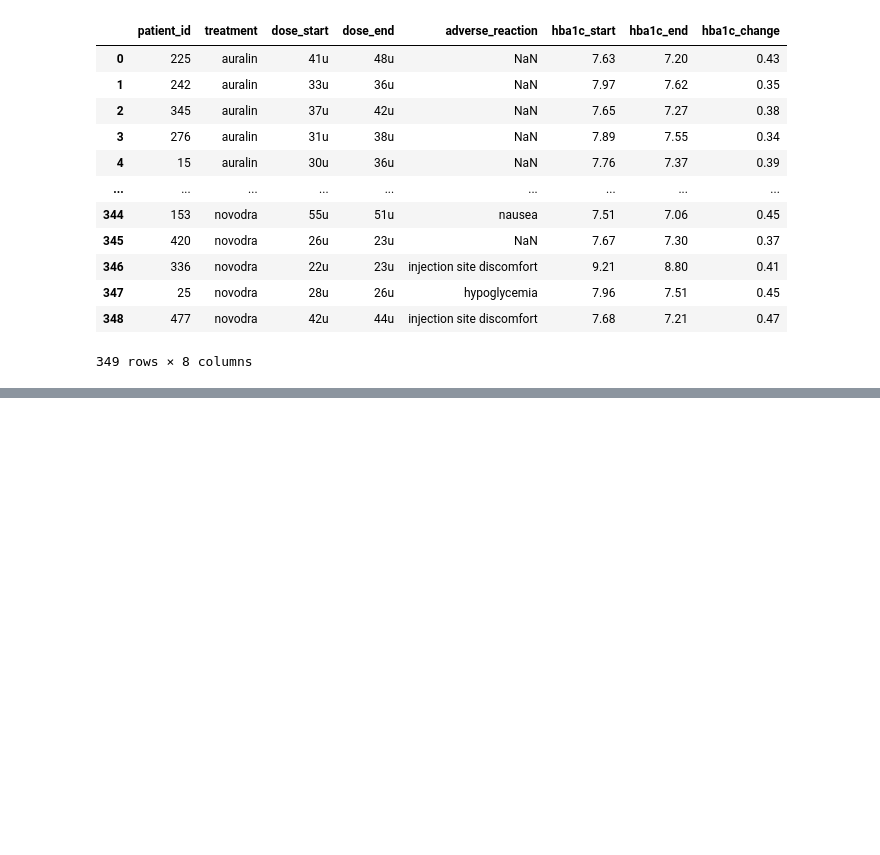
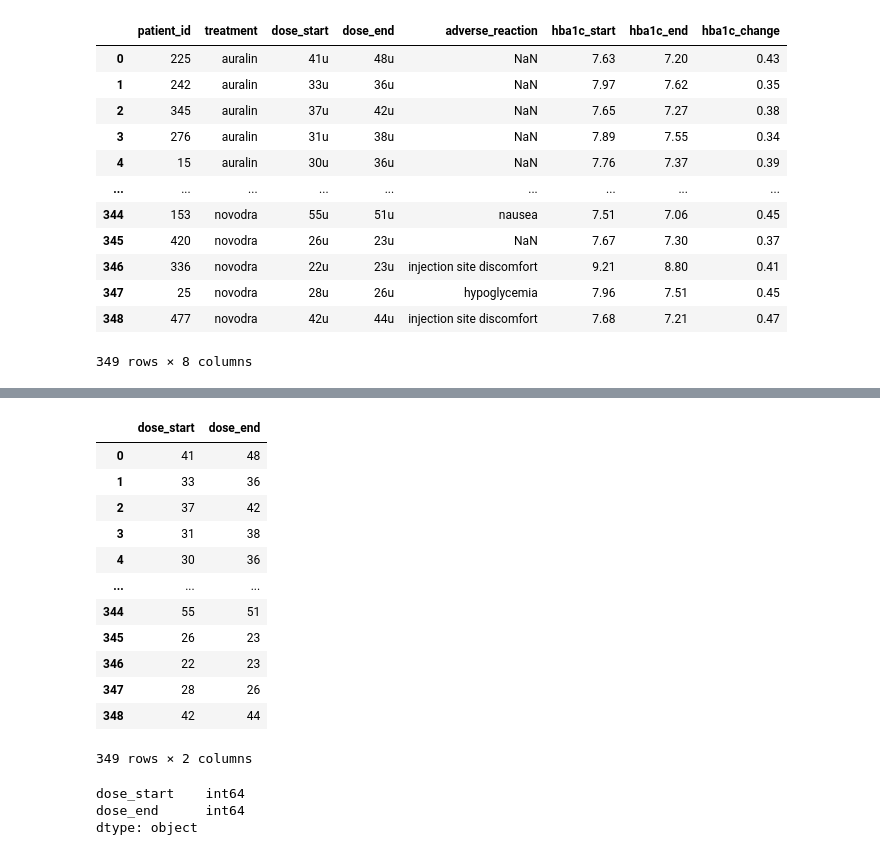
Before and after one commit to CherifArsanious/assesing-cleaning-data, a Jupyter notebook: assessing.ipynb, the cells around one changed output, grey strips where cells are left out. Cells and saved outputs as stored; diff of their text form; code cells hidden in the pictures; blank space fills up the shorter version.

```diff
--- a/assessing.ipynb
+++ b/assessing.ipynb
@@ -459,0 +555,26 @@ treatments_clean
+# %%
+treatments_clean['dose_start']=treatments_clean['dose_start'].str[:-1].astype('int')
+# %%
+treatments_clean['dose_end']=treatments_clean['dose_end'].str[:-1].astype('int')
+# %%
+treatments_clean[['dose_start','dose_end']]
+# %% [output]
+|  | dose_start | dose_end |
+| 0 | 41 | 48 |
+| 1 | 33 | 36 |
+| 2 | 37 | 42 |
+| 3 | 31 | 38 |
+| 4 | 30 | 36 |
+| ... | ... | ... |
+| 344 | 55 | 51 |
+| 345 | 26 | 23 |
+| 346 | 22 | 23 |
+| 347 | 28 | 26 |
+| 348 | 42 | 44 |
+349 rows × 2 columns
+# %%
+treatments_clean[['dose_start','dose_end']].dtypes
+# %% [output]
+dose_start    int64
+dose_end      int64
+dtype: object
```
Also changed, not shown: parts of 26 cells of this notebook.
